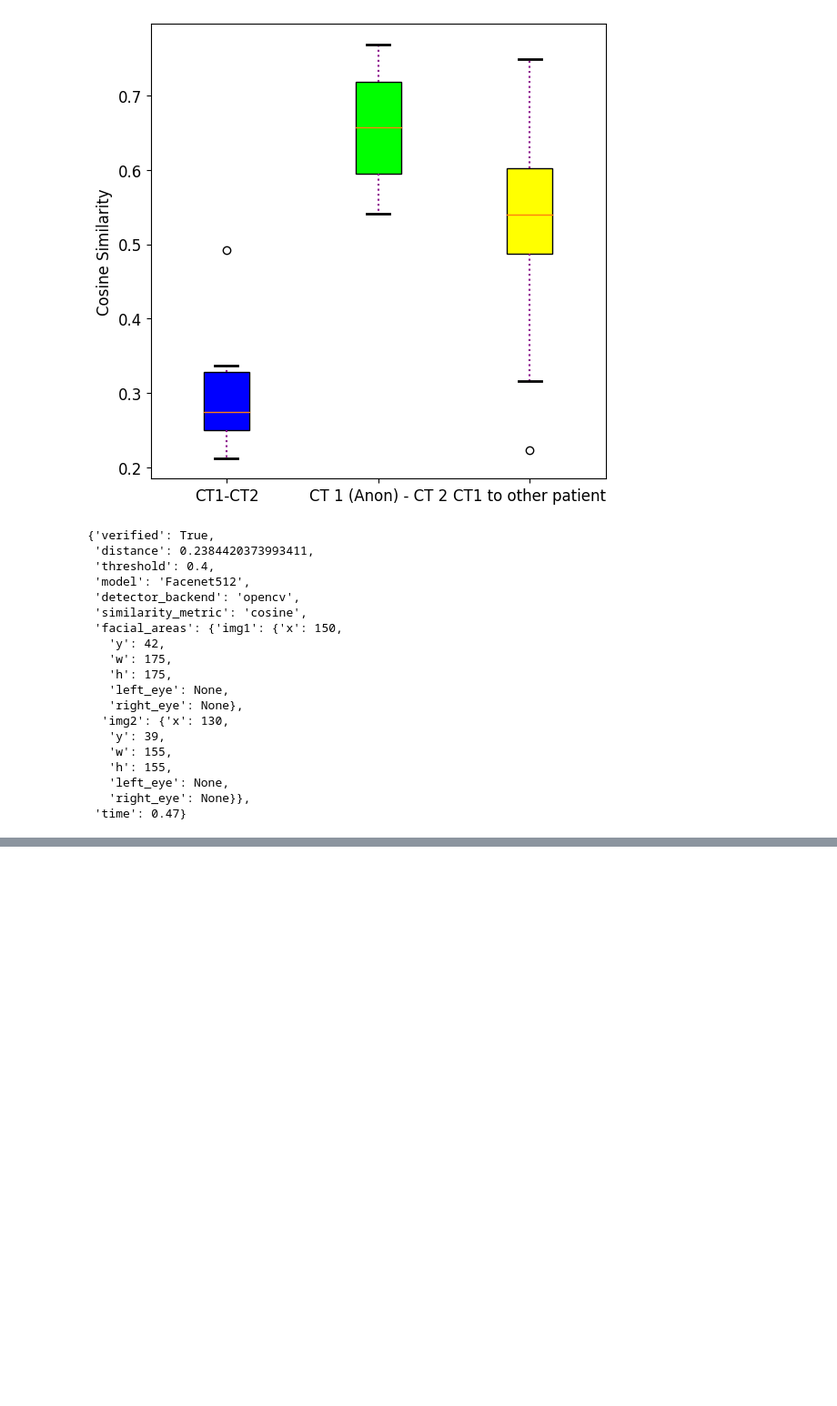
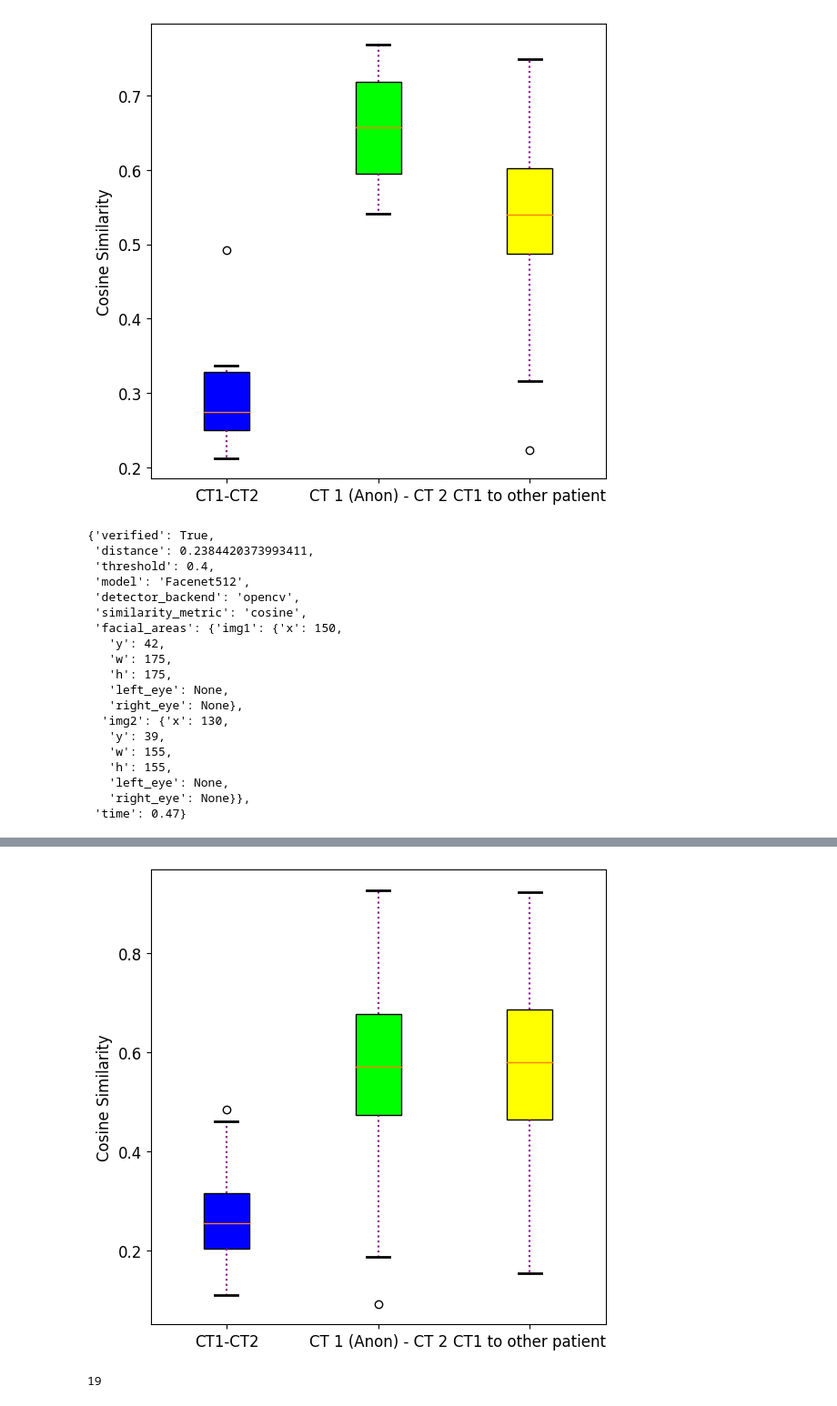
Before and after one commit to kildealab/defaceRT, a Jupyter notebook: Facial Recognition.ipynb, the cells around one changed output, grey strips where cells are left out. Shown at 91% size. Saved outputs shown, nothing was run; the diff lists cells and outputs as text; code cells hidden in the pictures; blank space fills up the shorter version.

```diff
--- a/Facial Recognition.ipynb
+++ b/Facial Recognition.ipynb
@@ -602,0 +590,2 @@ DeepFace.verify(img1_path = image_path_2, img2_path = PATH+'ctp.png', enforce_de
+# %%
+skip = []
@@ -602,0 +889,12 @@ DeepFace.verify(img1_path = image_path_2, img2_path = PATH+'ctp.png', enforce_de
+# %%
+stances_2_1_other = []
+list_to_do = list_patients.copy()
+for p1 in list_patients:
+#     list_to_do.remove(p1)
+    for p2 in [p for p in list_to_do if p != p1]:
+        result = DeepFace.verify(img1_path = PATH+p1+"_1.png", img2_path = PATH+p2+'_2.png', enforce_detection=False,threshold=0.4)
+        # print(p1,"vs",p2,result['distance'])
+        distances_2_1_other.append(result['distance'])
+
+        if result['distance'] < 0.4:
+            print(p1,p2, result['distance'])
@@ -602,0 +921,58 @@ DeepFace.verify(img1_path = image_path_2, img2_path = PATH+'ctp.png', enforce_de
+# %%
+data = [results_1_2, distances, distances_2_1_other]#, results_A_2,
+plt.rcParams['font.size'] = 12.
+# Create a figure instance
+fig = plt.figure(figsize=(5,5))
+
+# Create an axes instance
+ax = fig.add_axes([0,0,1,1])
+
+# Create the boxplot
+bp = ax.boxplot(data,patch_artist=True)#, vert=True, patch_artist=True, notch=True, bootstrap=5)
+
+colors = ['#0000FF', '#00FF00', '#FFFF00']
+
+for patch, color in zip(bp['boxes'], colors):
+    patch.set_facecolor(color)
+
+# Changing color and line width of whiskers
+for whisker in bp['whiskers']:
+    whisker.set(color ='#8B008B',
+                linewidth = 1.5,
+                linestyle =":")
+
+# Changing color and line width of caps
+for cap in bp['caps']:
+    cap.set(color ='black',
+            linewidth = 2)
+
+# # Changing color and line width of medians
+# for median in bp['medians']:
+#     median.set(color ='red',
+#                linewidth = 3)
+
+# # Changing style of fliers
+# for flier in bp['fliers']:
+#     flier.set(marker ='D',
+#                color ='#e7298a',
+#                alpha = 0.5)
+
+# # x-axis labels
+ax.set_xticklabels(['CT1-CT2', 'CT 1 (Anon) - CT 2', 'CT1 to other patient'])
+plt.ylabel("Cosine Similarity")
+# # Adding title
+# plt.title("Vertical Box plot")
+
+# # Removing top axes and right axes
+# # ticks
+# ax.get_xaxis().tick_bottom()
+# ax.get_yaxis().tick_left()
+
+# show plot
+plt.show()
+# %% [output]
+[figure, added]
+# %%
+len(list_patients)
+# %% [output]
+19
```
Also changed, not shown: parts of 17 cells of this notebook, 1 other file.
